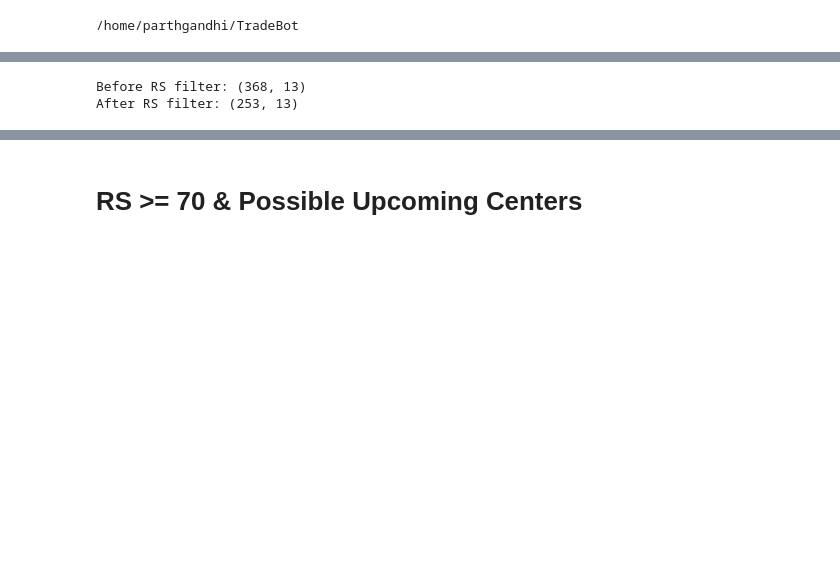
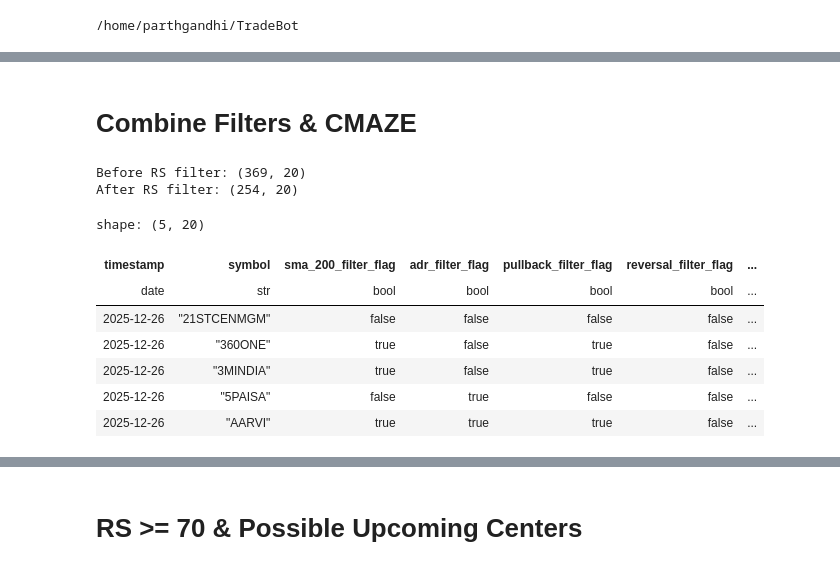
Before and after one commit to GandhiParth/TradeBot, a Jupyter notebook: src/notebooks/nse_scans.ipynb, the cells around one changed output, grey strips where cells are left out. Drawn from its saved outputs; the diff is of its cells as text; code cells hidden in the pictures; blank space fills up the shorter version.

```diff
--- a/src/notebooks/nse_scans.ipynb
+++ b/src/notebooks/nse_scans.ipynb
@@ -49,3 +126,5 @@ for filter_type in ["sma_200", "adr", "pullback", "reversal", "vcp"]:
+# %% [markdown]
+# Combine Filters & CMAZE
 # %%
 res = (
     basic_filter.join(df_list[0], on="symbol", how="left")
@@ -54,16 +133,28 @@ res = (
     .join(df_list[3], on="symbol", how="left")
     .join(df_list[4], on="symbol", how="left")
     .with_columns(cs.ends_with("flag").fill_null(False))
-    .join(classify_df, on="symbol", how="left")
+    .join(cmaze_df, on="symbol", how="left")
+    .join(nse_classify_df, on="symbol", how="left")
     .collect()
 )
+
+print(f"Before RS filter: {res.shape}")
+res.write_csv(analysis_path / "overall_filter_result.csv")
+res_gt_70 = res.filter(pl.col("rs_rating") >= 70)
+print(f"After RS filter: {res_gt_70.shape}")
+# %% [output]
+Before RS filter: (369, 20)
+After RS filter: (254, 20)
-# %%
-print(f"Before RS filter: {res.shape}")
-res.write_csv(filters_path / "overall_filter_result.csv")
-res = res.filter(pl.col("rs_rating") >= 70)
-print(f"After RS filter: {res.shape}")
-# %% [output]
-Before RS filter: (368, 13)
-After RS filter: (253, 13)
+# %%
+res.head()
+# %% [output]
+shape: (5, 20)
+| timestamp | symbol | sma_200_filter_flag | adr_filter_flag | pullback_filter_flag | reversal_filter_flag | ... |
+| date | str | bool | bool | bool | bool | ... |
+| 2025-12-26 | "21STCENMGM" | false | false | false | false | ... |
+| 2025-12-26 | "360ONE" | true | false | true | false | ... |
+| 2025-12-26 | "3MINDIA" | true | false | true | false | ... |
+| 2025-12-26 | "5PAISA" | false | true | false | false | ... |
+| 2025-12-26 | "AARVI" | true | true | true | false | ... |
 # %%
 industry_analysis = (
```
Also changed, not shown: parts of 14 cells of this notebook, 2 other files.
